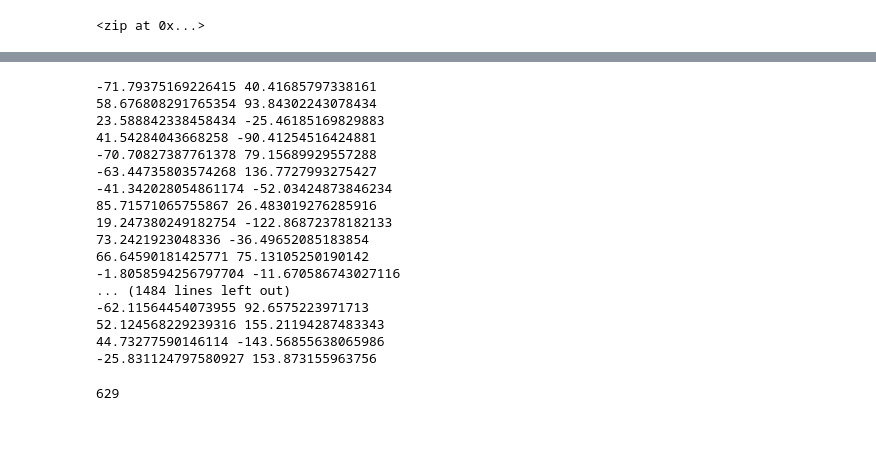
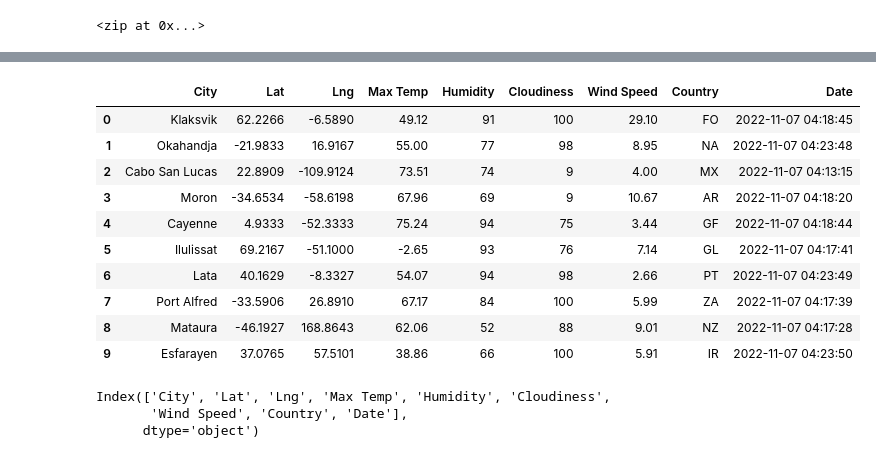
Before and after one commit to gasconma1960/World_Weather_Analysis, a Jupyter notebook: WeatherPy.ipynb, the cells around one changed output, grey strips where cells are left out. Saved outputs shown, nothing was run; the diff lists cells and outputs as text; code cells hidden in the pictures; blank space fills up the shorter version.

Commit message:
Adding API, WeatherPy and Weather

```diff
--- a/WeatherPy.ipynb
+++ b/WeatherPy.ipynb
@@ -5,0 +16,4 @@ import numpy as np
+# %%
+# Starting URL for Weather Map API Call.
+url = "http://api.openweathermap.org/data/2.5/weather?units=Imperial&APPID=" + weather_api_key
+print(url)
@@ -17,22 +139,21 @@ coordinates = list(lat_lngs)
+# %%
+city_data_df = pd.DataFrame(city_data)
+city_data_df.head(10)
+# %% [output]
+|  | City | Lat | Lng | Max Temp | Humidity | Cloudiness | Wind Speed | Country | Date |
+| 0 | Klaksvik | 62.2266 | -6.5890 | 49.12 | 91 | 100 | 29.10 | FO | 2022-11-07 04:18:45 |
+| 1 | Okahandja | -21.9833 | 16.9167 | 55.00 | 77 | 98 | 8.95 | NA | 2022-11-07 04:23:48 |
+| 2 | Cabo San Lucas | 22.8909 | -109.9124 | 73.51 | 74 | 9 | 4.00 | MX | 2022-11-07 04:13:15 |
+| 3 | Moron | -34.6534 | -58.6198 | 67.96 | 69 | 9 | 10.67 | AR | 2022-11-07 04:18:20 |
+| 4 | Cayenne | 4.9333 | -52.3333 | 75.24 | 94 | 75 | 3.44 | GF | 2022-11-07 04:18:44 |
+| 5 | Ilulissat | 69.2167 | -51.1000 | -2.65 | 93 | 76 | 7.14 | GL | 2022-11-07 04:17:41 |
+| 6 | Lata | 40.1629 | -8.3327 | 54.07 | 94 | 98 | 2.66 | PT | 2022-11-07 04:23:49 |
+| 7 | Port Alfred | -33.5906 | 26.8910 | 67.17 | 84 | 100 | 5.99 | ZA | 2022-11-07 04:17:39 |
+| 8 | Mataura | -46.1927 | 168.8643 | 62.06 | 52 | 88 | 9.01 | NZ | 2022-11-07 04:17:28 |
+| 9 | Esfarayen | 37.0765 | 57.5101 | 38.86 | 66 | 100 | 5.91 | IR | 2022-11-07 04:23:50 |
 # %%
-# Use the print() function to display the latitude and longitude combinations.
-for coordinate in coordinates:
-    print(coordinate[0], coordinate[1])
+city_data_df.columns
 # %% [output]
--71.79375169226415 40.41685797338161
-58.676808291765354 93.84302243078434
-23.588842338458434 -25.46185169829883
-41.54284043668258 -90.41254516424881
--70.70827387761378 79.15689929557288
--63.44735803574268 136.7727993275427
--41.342028054861174 -52.03424873846234
-85.71571065755867 26.483019276285916
-19.247380249182754 -122.86872378182133
-73.2421923048336 -36.49652085183854
-66.64590181425771 75.13105250190142
--1.8058594256797704 -11.670586743027116
-... (1484 lines left out)
--62.11564454073955 92.6575223971713
-52.124568229239316 155.21194287483343
-44.73277590146114 -143.56855638065986
--25.831124797580927 153.873155963756
+Index(['City', 'Lat', 'Lng', 'Max Temp', 'Humidity', 'Cloudiness',
+       'Wind Speed', 'Country', 'Date'],
+      dtype='object')
@@ -41,14 +159,0 @@ from citipy import citipy
-# %%
-# Create a list for holding the cities.
-cities = []
-# Identify the nearest city for each latitude and longitude combination.
-for coordinate in coordinates:
-    city = citipy.nearest_city(coordinate[0], coordinate[1]).city_name
-
-    # If the city is unique, then we will add it to the cities list.
-    if city not in cities:
-        cities.append(city)
-# Print the city count to confirm sufficient count.
-len(cities)
-# %% [output]
-629
```
Also changed, not shown: parts of 8 cells of this notebook, 3 other files.
